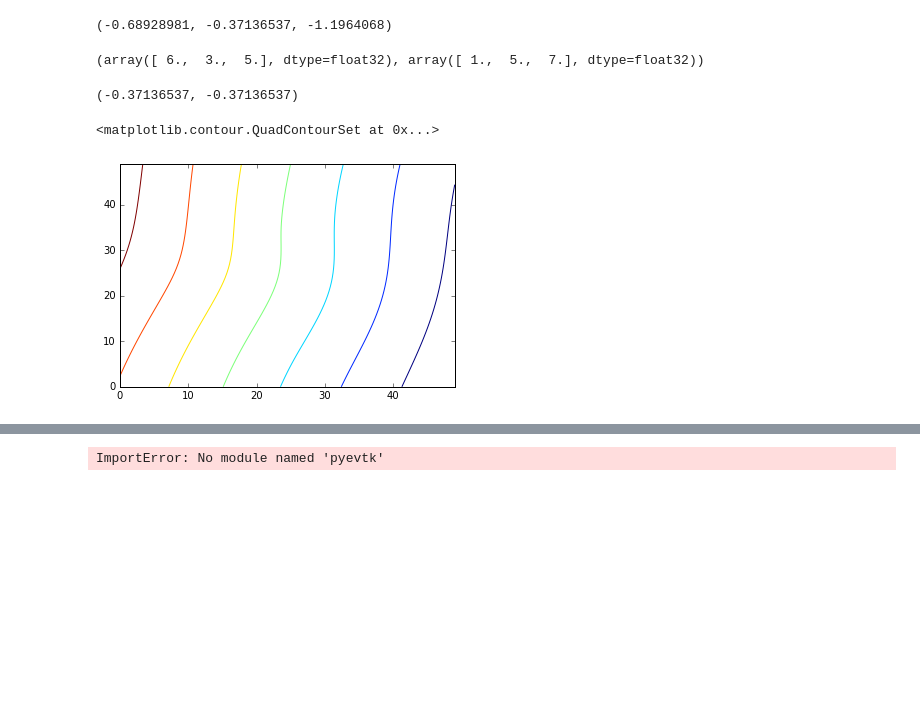
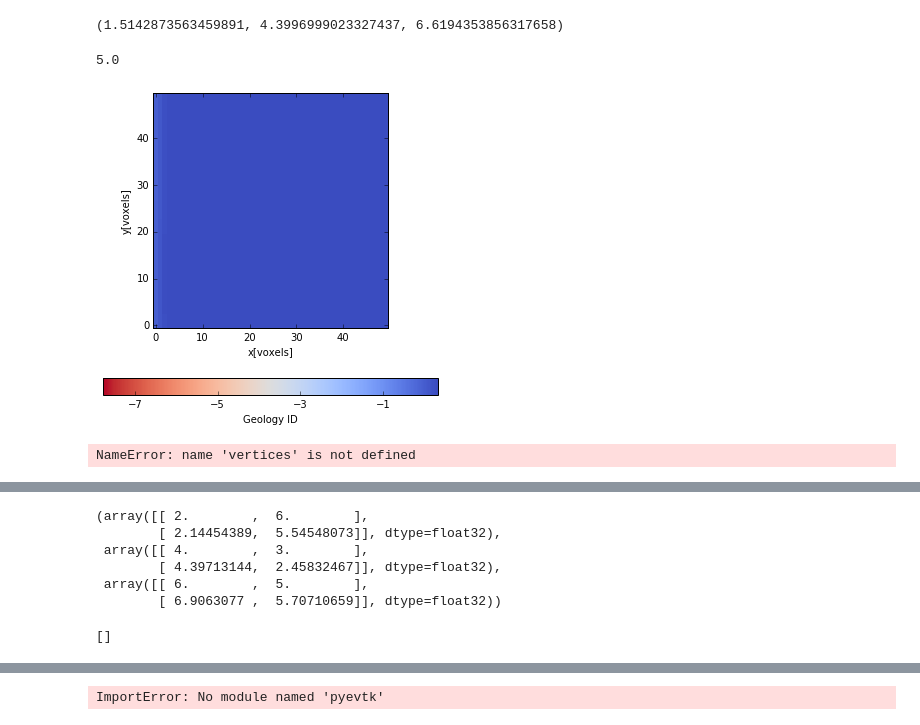
Before and after one commit to Leguark/GeMpy, a Jupyter notebook: Geothealler big function 3D.ipynb, the cells around one changed output, grey strips where cells are left out. Drawn from its saved outputs; the diff is of its cells as text; code cells hidden in the pictures; blank space fills up the shorter version.

```diff
--- a/Geothealler big function 3D.ipynb
+++ b/Geothealler big function 3D.ipynb
@@ -19,5 +30,5 @@ from matplotlib import cm
 # %%
-test = GeoMig.GeoMigSim_pro2(c_o = np.float32(-0.58888888),range = np.float32(13))
+test = GeoMig.GeoMigSim_pro2(c_o = np.float32(-0.2),range = np.float32(13))
 
 test.create_regular_grid_3D(0,10,0,10,0,10,50,50,50)
-test.theano_set_3D_legacy()
+test.theano_set_3D()
@@ -26,22 +35,27 @@ stack(*tensors) interface is deprecated, use stack(tensors, axis=0) instead.
 # %%
-layer_1 = np.array([[1,5,7],[5,5,7],[6,5,5], [9,5,7]], dtype = "float32")
+layer_1 = np.array([[1,5,7],[4,5,7],[6,5,7], [9,5,7]], dtype = "float32")
 
 layer_2 = np.array([[1,5,1],[5,5,1],[9,5,1]], dtype = "float32")
 
-dip_pos_1 = np.array([2,4,6], dtype = "float32")
-dip_pos_2 = np.array([6.,3.,5], dtype = "float32")
-dip_pos_3 = np.array([8,4,5], dtype = "float32")
-dip_angle_1 = float(25)
-dip_angle_2 = float(45)
+dip_pos_1 = np.array([2,5,5], dtype = "float32")
+dip_pos_2 = np.array([8.,5.,5], dtype = "float32")
+#dip_pos_3 = np.array([8,4,5], dtype = "float32")
+dip_angle_1 = float(0)
+dip_angle_2 = float(0)
 
 
 layers = np.asarray([layer_1,layer_2])
 dips = np.asarray([dip_pos_1,dip_pos_2])#, dip_pos_3])
 dips_angles = np.asarray([dip_angle_1, dip_angle_2], dtype="float32")
-azimuths = np.asarray([20, 220], dtype="float32")
+azimuths = np.asarray([90, 90], dtype="float32")
 polarity = np.asarray([1, 1], dtype="float32")
 #print (dips_angles)
 rest = np.vstack((i[1:] for i in layers))
 ref = np.vstack((np.tile(i[0],(np.shape(i)[0]-1,1)) for i in layers))
 dips_angles.dtype
+rest = rest.astype("float32")
+ref = ref.astype("float32")
+dips = dips.astype("float32")
+dips_angles = dips_angles.astype("float32")
+type(dips_angles)
 # %% [output]
@@ -87,3 +88,3 @@ test.geoMigueller(dips,dips_angles,azimuths,polarity, rest, ref)
 # %%
-sol = test.geoMigueller(dips,dips_angles,azimuths,polarity, rest, ref)[0].reshape(50,50,50, order = "C")
-sol = np.swapaxes(sol,0,1)
+sol = test.geoMigueller(dips,dips_angles,azimuths,polarity, rest, ref)[0].reshape(50,50,50, order = "F")
+#sol = np.swapaxes(sol,0,1)
@@ -107,27 +110,27 @@ interfaces_aux = test.geoMigueller(dips,dips_angles,azimuths,polarity,
                 rest, ref)[0]
 
 
-h = sol[10,20,30]# interfaces_aux[np.argmin(abs((test.grid - ref[0]).sum(1)))]
-k = sol[30,15,25]# interfaces_aux[np.argmin(abs((test.grid - dips[0]).sum(1)))]
+h = sol[10,25,30]# interfaces_aux[np.argmin(abs((test.grid - ref[0]).sum(1)))]
+k = sol[30,25,25]# interfaces_aux[np.argmin(abs((test.grid - dips[0]).sum(1)))]
 j = sol[45,25,5]#interfaces_aux[np.argmin(abs((test.grid - dips[-1]).sum(1)))]
 h,k,j
 # %% [output]
-(-0.68928981, -0.37136537, -1.1964068)
+(1.5142873563459891, 4.3996999023327437, 6.6194353856317658)
-# %%
-dips[-1], ref[0]
-# %% [output]
-(array([ 6.,  3.,  5.], dtype=float32), array([ 1.,  5.,  7.], dtype=float32))
-# %%
-sol[30,15,25], sol[30,15,25]
-# %% [output]
-(-0.37136537, -0.37136537)
-# %%
-sol = test.geoMigueller(dips,dips_angles,azimuths,polarity, rest, ref)[0].reshape(50,50,50, order = "C")
-sol = np.swapaxes(sol,0,1)
-plt.contour(sol[25,:,:].transpose())
-# %% [output]
-<matplotlib.contour.QuadContourSet at 0x...>
-[figure, removed]
+# %%
+dip_pos_1[1]
+# %% [output]
+5.0
+# %%
+a.grid = sol
+a.plot_section('z',cell_pos=27,colorbar = True, alpha = 0.8, cmap = 'coolwarm_r',
+                   figsize=(6,6),interpolation= 'nearest' ,ve = 1, geomod_coord= False, contour = False,
+                   )
+# %% [output]
+[figure, added]
+# %%
+vertices
+# %% [output]
+NameError: name 'vertices' is not defined
 # %%
 import plotly.plotly as py
 from plotly.graph_objs import *
@@ -250,6 +268,23 @@ fig.data[1]['visible'] = False
 py.iplot(fig)
 # %% [output]
 [interactive output not drawn]
+# %%
+
+a = np.vstack((dips[:,0],dips[:,0]+G_x))
+b = np.vstack((dips[:,1],dips[:,1]+G_y))
+c = np.vstack((dips[:,2],dips[:,2]+G_z))
+a,b,c
+# %% [output]
+(array([[ 2.        ,  6.        ],
+        [ 2.14454389,  5.54548073]], dtype=float32),
+ array([[ 4.        ,  3.        ],
+        [ 4.39713144,  2.45832467]], dtype=float32),
+ array([[ 6.        ,  5.        ],
+        [ 6.9063077 ,  5.70710659]], dtype=float32))
+# %%
+fig.layout["shapes"]
+# %% [output]
+[]
 # %%
 from plotly.offline import download_plotlyjs, init_notebook_mode, plot, iplot
 
```
Also changed, not shown: parts of 15 cells of this notebook, 6 other files.
